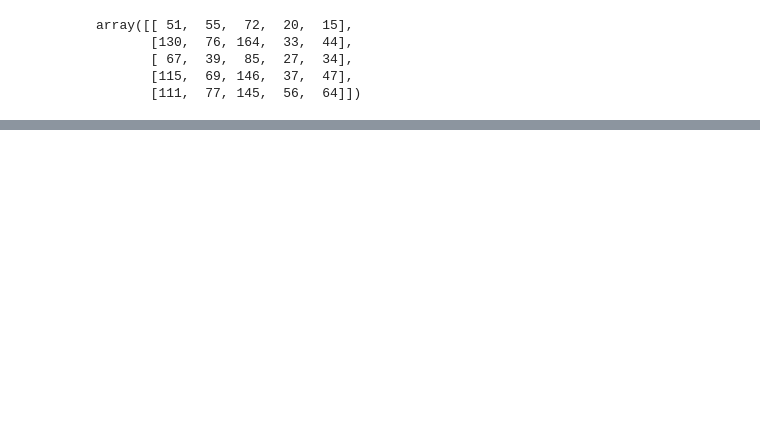
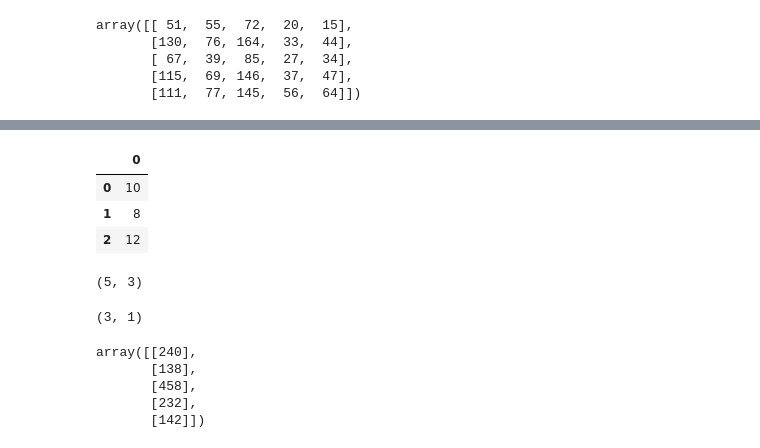
Before and after one commit to PasinduUkwatta/Machine-Learning, a Jupyter notebook: Numpy.ipynb, the cells around one changed output, grey strips where cells are left out. Saved outputs shown, nothing was run; the diff lists cells and outputs as text; code cells hidden in the pictures; blank space fills up the shorter version.

```diff
--- a/Numpy.ipynb
+++ b/Numpy.ipynb
@@ -559,0 +529,23 @@ array([[ 51,  55,  72,  20,  15],
+# %%
+butter_prices
+# %% [output]
+|  | 0 |
+| 0 | 10 |
+| 1 | 8 |
+| 2 | 12 |
+# %%
+weekly_sales.shape
+# %% [output]
+(5, 3)
+# %%
+butter_prices.shape
+# %% [output]
+(3, 1)
+# %%
+np.dot(weekly_sales,butter_prices)
+# %% [output]
+array([[240],
+       [138],
+       [458],
+       [232],
+       [142]])
```
Also changed, not shown: parts of 80 cells of this notebook, 3 other files.
